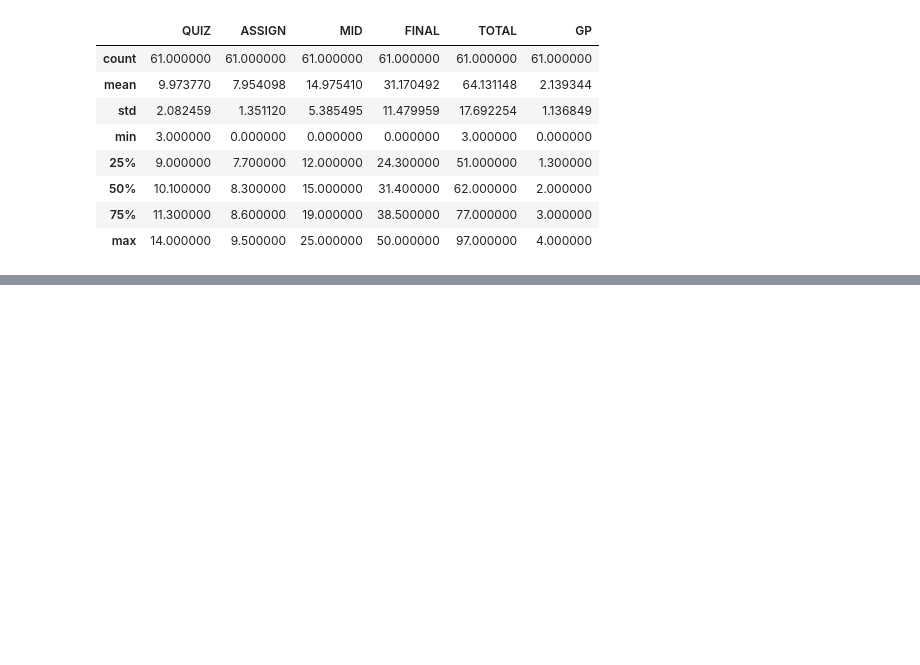
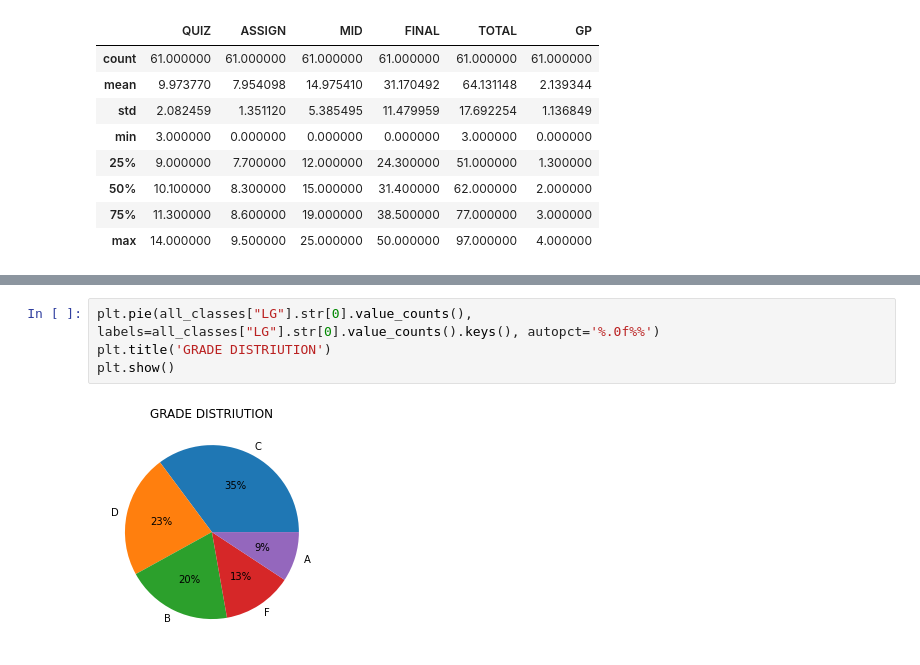
Before and after one commit to muneebahmedayub/sprob-assignment, a Jupyter notebook: assignment_2.ipynb, the cells around one changed output, grey strips where cells are left out. Drawn from its saved outputs; the diff is of its cells as text; blank space fills up the shorter version.

Commit message:
all classes comparison and component bar chart

```diff
--- a/assignment_2.ipynb
+++ b/assignment_2.ipynb
@@ -214,0 +231,6 @@ display(all_classes_female.describe())
+# %%
+plt.pie(all_classes["LG"].str[0].value_counts(), labels=all_classes["LG"].str[0].value_counts().keys(), autopct='%.0f%%')
+plt.title('GRADE DISTRIUTION')
+plt.show()
+# %% [output]
+[figure, added]
```
Also changed, not shown: parts of 3 cells of this notebook.
